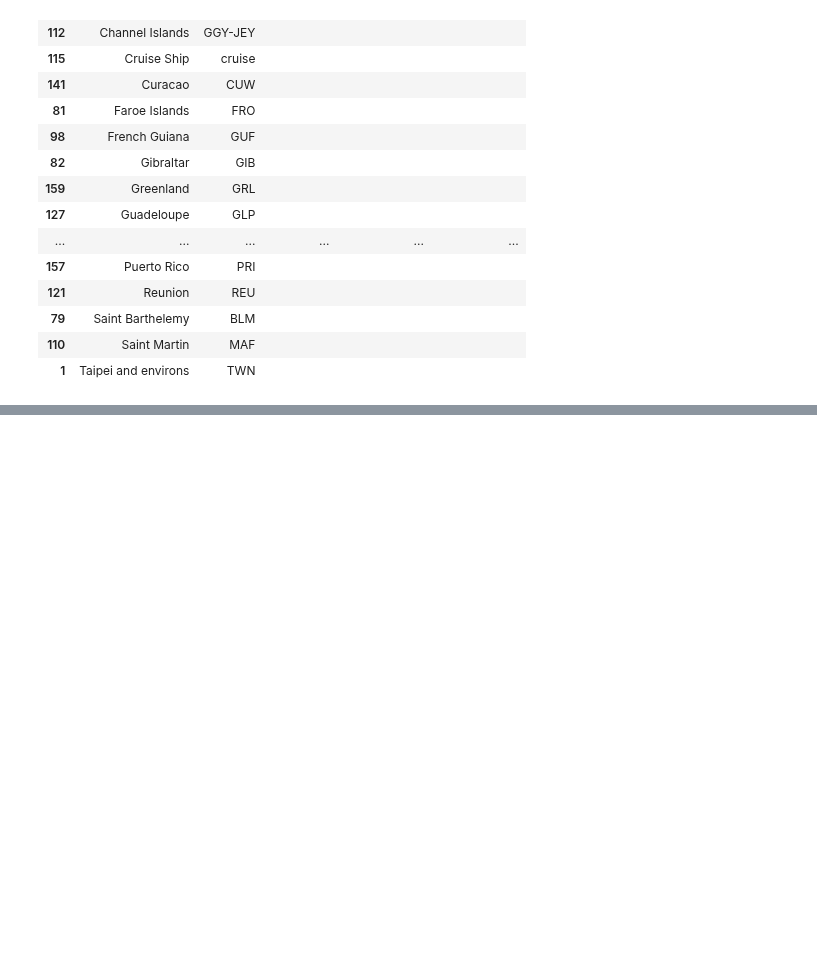
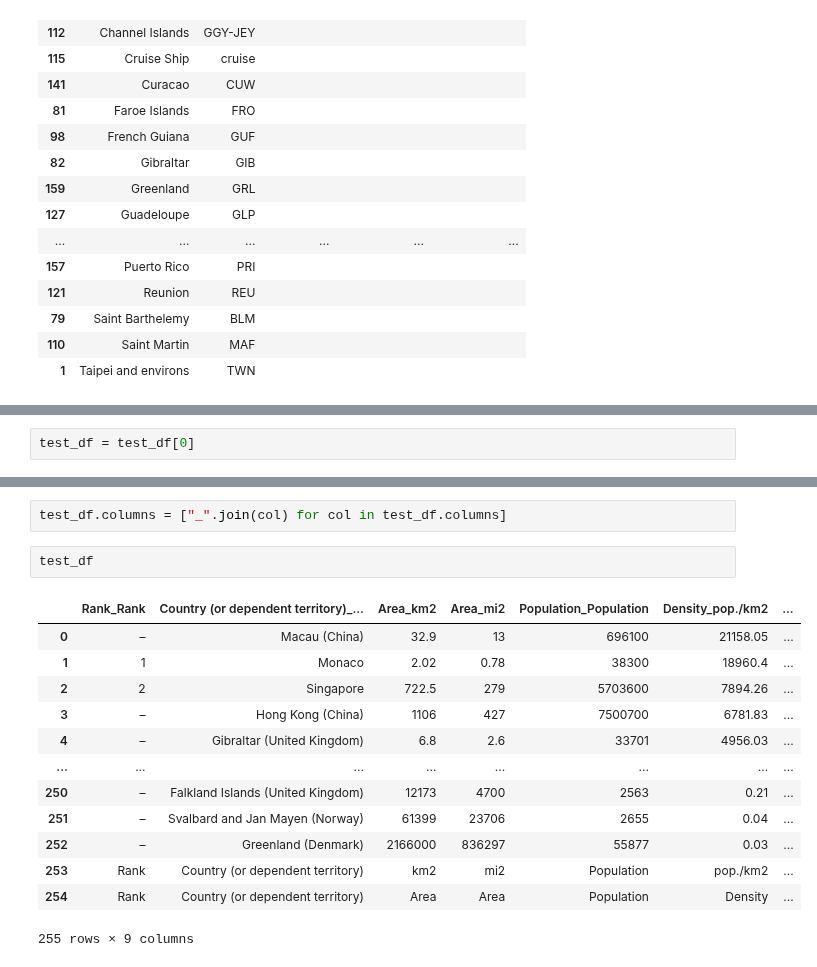
Before and after one commit to gelopez21/ProjectOne, a Jupyter notebook: Project One - Data Cleansing.ipynb, the cells around one changed output, grey strips where cells are left out. Drawn from its saved outputs; the diff is of its cells as text; blank space fills up the shorter version.

```diff
--- a/Project One - Data Cleansing.ipynb
+++ b/Project One - Data Cleansing.ipynb
@@ -155,0 +192,2 @@ WB_JH_merge_df_blanks
+# %%
+test_df = test_df[0]
@@ -155,0 +212,18 @@ WB_JH_merge_df_blanks
+# %%
+test_df.columns = ["_".join(col) for col in test_df.columns]
+# %%
+test_df
+# %% [output]
+|  | Rank_Rank | Country (or dependent territory)_... | Area_km2 | Area_mi2 | Population_Population | Density_pop./km2 | ... |
+| 0 | – | Macau (China) | 32.9 | 13 | 696100 | 21158.05 | ... |
+| 1 | 1 | Monaco | 2.02 | 0.78 | 38300 | 18960.4 | ... |
+| 2 | 2 | Singapore | 722.5 | 279 | 5703600 | 7894.26 | ... |
+| 3 | – | Hong Kong (China) | 1106 | 427 | 7500700 | 6781.83 | ... |
+| 4 | – | Gibraltar (United Kingdom) | 6.8 | 2.6 | 33701 | 4956.03 | ... |
+| ... | ... | ... | ... | ... | ... | ... | ... |
+| 250 | – | Falkland Islands (United Kingdom) | 12173 | 4700 | 2563 | 0.21 | ... |
+| 251 | – | Svalbard and Jan Mayen (Norway) | 61399 | 23706 | 2655 | 0.04 | ... |
+| 252 | – | Greenland (Denmark) | 2166000 | 836297 | 55877 | 0.03 | ... |
+| 253 | Rank | Country (or dependent territory) | km2 | mi2 | Population | pop./km2 | ... |
+| 254 | Rank | Country (or dependent territory) | Area | Area | Population | Density | ... |
+255 rows × 9 columns
```
Also changed, not shown: parts of 6 cells of this notebook.
